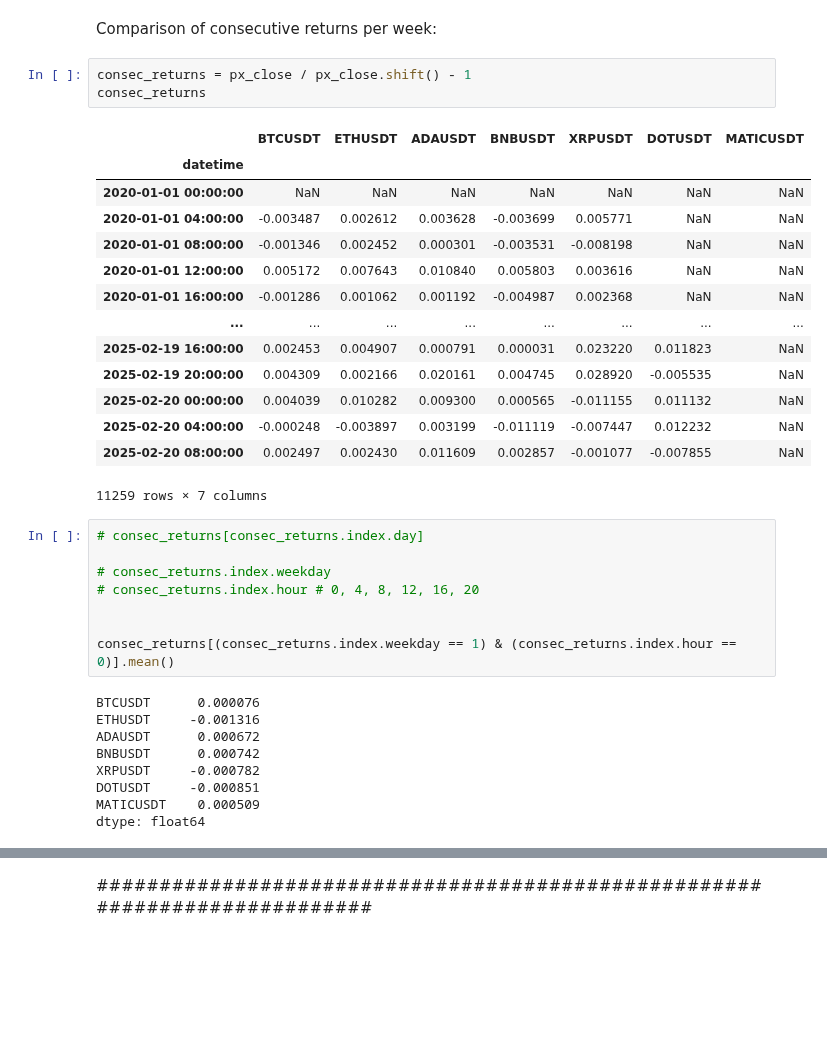
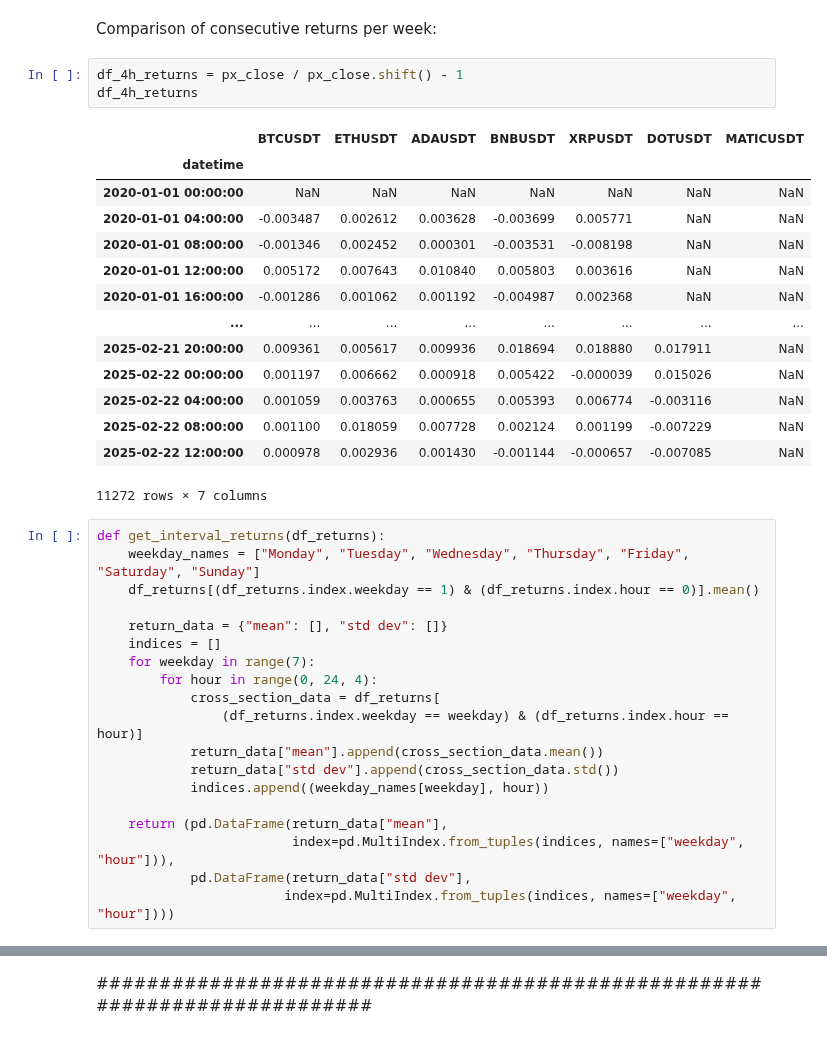
Before and after one commit to wbchristerson/jn-learning, a Jupyter notebook: strategy_10_seasonality.ipynb, the cells around one changed output, grey strips where cells are left out. Saved outputs shown, nothing was run; the diff lists cells and outputs as text; blank space fills up the shorter version.

Commit message:
experiment with BTCUSDT seasonality over period of week

```diff
--- a/strategy_10_seasonality.ipynb
+++ b/strategy_10_seasonality.ipynb
@@ -102,37 +99,39 @@ px_close
 # %% [markdown]
 Comparison of consecutive returns per week:
 # %%
-consec_returns = px_close / px_close.shift() - 1
-consec_returns
+df_4h_returns = px_close / px_close.shift() - 1
+df_4h_returns
 # %% [output]
 |  | BTCUSDT | ETHUSDT | ADAUSDT | BNBUSDT | XRPUSDT | DOTUSDT | MATICUSDT |
 | datetime |  |  |  |  |  |  |  |
 | 2020-01-01 00:00:00 | NaN | NaN | NaN | NaN | NaN | NaN | NaN |
 | 2020-01-01 04:00:00 | -0.003487 | 0.002612 | 0.003628 | -0.003699 | 0.005771 | NaN | NaN |
 | 2020-01-01 08:00:00 | -0.001346 | 0.002452 | 0.000301 | -0.003531 | -0.008198 | NaN | NaN |
 | 2020-01-01 12:00:00 | 0.005172 | 0.007643 | 0.010840 | 0.005803 | 0.003616 | NaN | NaN |
 | 2020-01-01 16:00:00 | -0.001286 | 0.001062 | 0.001192 | -0.004987 | 0.002368 | NaN | NaN |
 | ... | ... | ... | ... | ... | ... | ... | ... |
-| 2025-02-19 16:00:00 | 0.002453 | 0.004907 | 0.000791 | 0.000031 | 0.023220 | 0.011823 | NaN |
-| 2025-02-19 20:00:00 | 0.004309 | 0.002166 | 0.020161 | 0.004745 | 0.028920 | -0.005535 | NaN |
-| 2025-02-20 00:00:00 | 0.004039 | 0.010282 | 0.009300 | 0.000565 | -0.011155 | 0.011132 | NaN |
-| 2025-02-20 04:00:00 | -0.000248 | -0.003897 | 0.003199 | -0.011119 | -0.007447 | 0.012232 | NaN |
-| 2025-02-20 08:00:00 | 0.002497 | 0.002430 | 0.011609 | 0.002857 | -0.001077 | -0.007855 | NaN |
+| 2025-02-21 20:00:00 | 0.009361 | 0.005617 | 0.009936 | 0.018694 | 0.018880 | 0.017911 | NaN |
+| 2025-02-22 00:00:00 | 0.001197 | 0.006662 | 0.000918 | 0.005422 | -0.000039 | 0.015026 | NaN |
+| 2025-02-22 04:00:00 | 0.001059 | 0.003763 | 0.000655 | 0.005393 | 0.006774 | -0.003116 | NaN |
+| 2025-02-22 08:00:00 | 0.001100 | 0.018059 | 0.007728 | 0.002124 | 0.001199 | -0.007229 | NaN |
+| 2025-02-22 12:00:00 | 0.000978 | 0.002936 | 0.001430 | -0.001144 | -0.000657 | -0.007085 | NaN |
-11259 rows × 7 columns
+11272 rows × 7 columns
 # %%
-# consec_returns[consec_returns.index.day]
+def get_interval_returns(df_returns):
+    weekday_names = ["Monday", "Tuesday", "Wednesday", "Thursday", "Friday", "Saturday", "Sunday"]
+    df_returns[(df_returns.index.weekday == 1) & (df_returns.index.hour == 0)].mean()
 
-# consec_returns.index.weekday
-# consec_returns.index.hour # 0, 4, 8, 12, 16, 20
+    return_data = {"mean": [], "std dev": []}
+    indices = []
+    for weekday in range(7):
+        for hour in range(0, 24, 4):
+            cross_section_data = df_returns[
+                (df_returns.index.weekday == weekday) & (df_returns.index.hour == hour)]
+            return_data["mean"].append(cross_section_data.mean())
+            return_data["std dev"].append(cross_section_data.std())
+            indices.append((weekday_names[weekday], hour))
 
-
-consec_returns[(consec_returns.index.weekday == 1) & (consec_returns.index.hour == 0)].mean()
+    return (pd.DataFrame(return_data["mean"],
+                         index=pd.MultiIndex.from_tuples(indices, names=["weekday", "hour"])),
+            pd.DataFrame(return_data["std dev"],
+                        index=pd.MultiIndex.from_tuples(indices, names=["weekday", "hour"])))
-# %% [output]
-BTCUSDT      0.000076
-ETHUSDT     -0.001316
-ADAUSDT      0.000672
-BNBUSDT      0.000742
-XRPUSDT     -0.000782
-DOTUSDT     -0.000851
-MATICUSDT    0.000509
-dtype: float64
```
Also changed, not shown: parts of 18 cells of this notebook.
